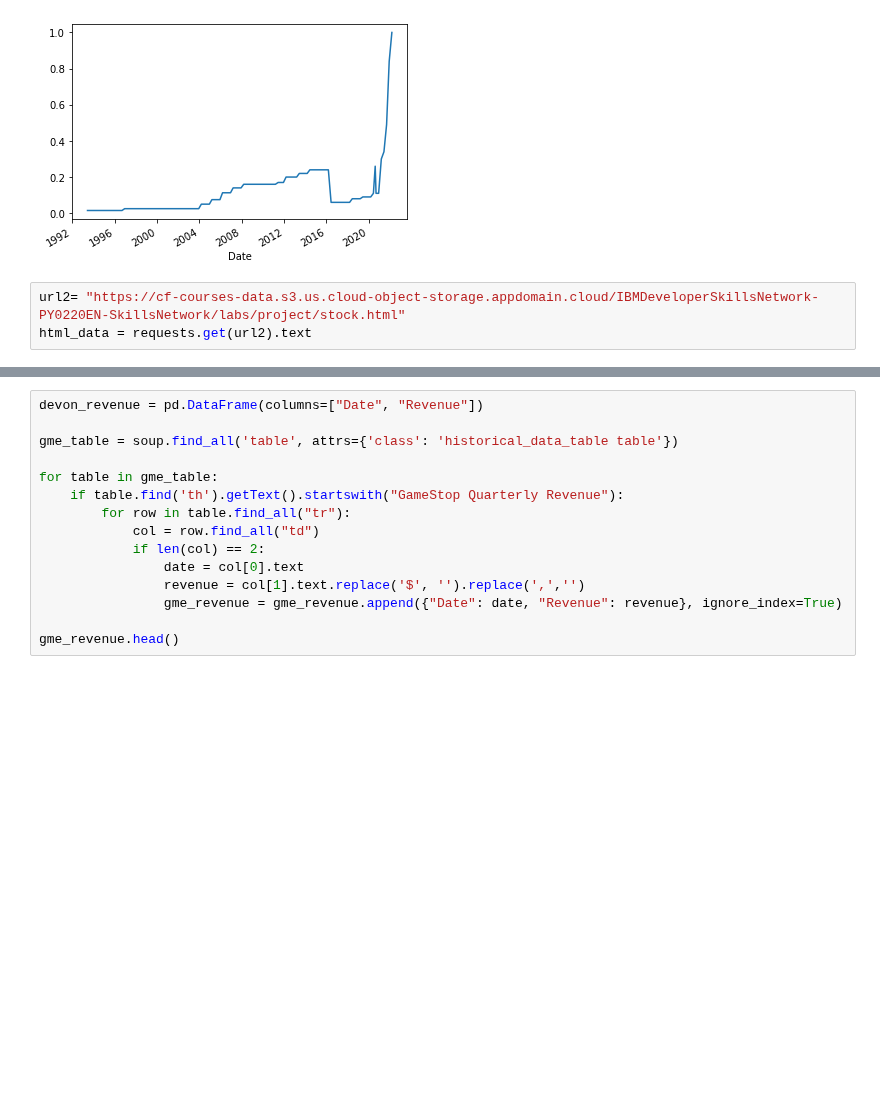
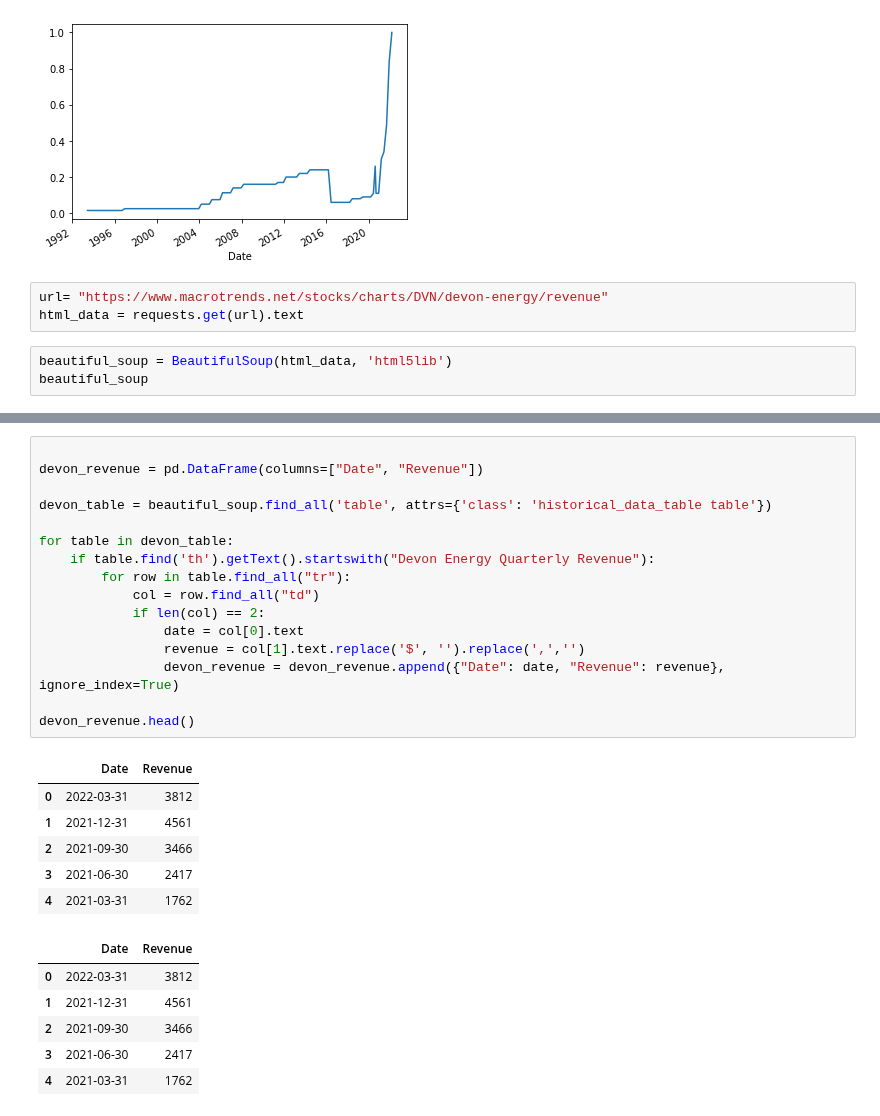
Before and after one commit to mulukenm/dataScience, a Jupyter notebook: 06-DS_Stock_Data_Analysis.ipynb, the cells around one changed output, grey strips where cells are left out. Drawn from its saved outputs; the diff is of its cells as text; blank space fills up the shorter version.

```diff
--- a/06-DS_Stock_Data_Analysis.ipynb
+++ b/06-DS_Stock_Data_Analysis.ipynb
@@ -73,5 +79,8 @@ Devon.dividends.plot()
 <AxesSubplot:xlabel='Date'>
 [figure]
 # %%
-url2= "https://cf-courses-data.s3.us.cloud-object-storage.appdomain.cloud/IBMDeveloperSkillsNetwork-PY0220EN-SkillsNetwork/labs/project/stock.html"
-html_data = requests.get(url2).text
+url= "https://www.macrotrends.net/stocks/charts/DVN/devon-energy/revenue"
+html_data = requests.get(url).text
+# %%
+beautiful_soup = BeautifulSoup(html_data, 'html5lib')
+beautiful_soup
@@ -78,15 +105,31 @@ html_data = requests.get(url2).text
+# %%
+
+devon_revenue = pd.DataFrame(columns=["Date", "Revenue"])
+
+devon_table = beautiful_soup.find_all('table', attrs={'class': 'historical_data_table table'})
+
+for table in devon_table:
+    if table.find('th').getText().startswith("Devon Energy Quarterly Revenue"):
+        for row in table.find_all("tr"):
+            col = row.find_all("td")
+            if len(col) == 2:
+                date = col[0].text
+                revenue = col[1].text.replace('$', '').replace(',','')
+                devon_revenue = devon_revenue.append({"Date": date, "Revenue": revenue}, ignore_index=True)
+
+devon_revenue.head()
+# %% [output]
+|  | Date | Revenue |
+| 0 | 2022-03-31 | 3812 |
+| 1 | 2021-12-31 | 4561 |
+| 2 | 2021-09-30 | 3466 |
+| 3 | 2021-06-30 | 2417 |
+| 4 | 2021-03-31 | 1762 |
 # %%
-devon_revenue = pd.DataFrame(columns=["Date", "Revenue"])
-
-gme_table = soup.find_all('table', attrs={'class': 'historical_data_table table'})
-
-for table in gme_table:
-    if table.find('th').getText().startswith("GameStop Quarterly Revenue"):
-        for row in table.find_all("tr"):
-            col = row.find_all("td")
-            if len(col) == 2:
-                date = col[0].text
-                revenue = col[1].text.replace('$', '').replace(',','')
-                gme_revenue = gme_revenue.append({"Date": date, "Revenue": revenue}, ignore_index=True)
-
-gme_revenue.head()
+# %% [output]
+|  | Date | Revenue |
+| 0 | 2022-03-31 | 3812 |
+| 1 | 2021-12-31 | 4561 |
+| 2 | 2021-09-30 | 3466 |
+| 3 | 2021-06-30 | 2417 |
+| 4 | 2021-03-31 | 1762 |
```
Also changed, not shown: parts of 2 cells of this notebook.
